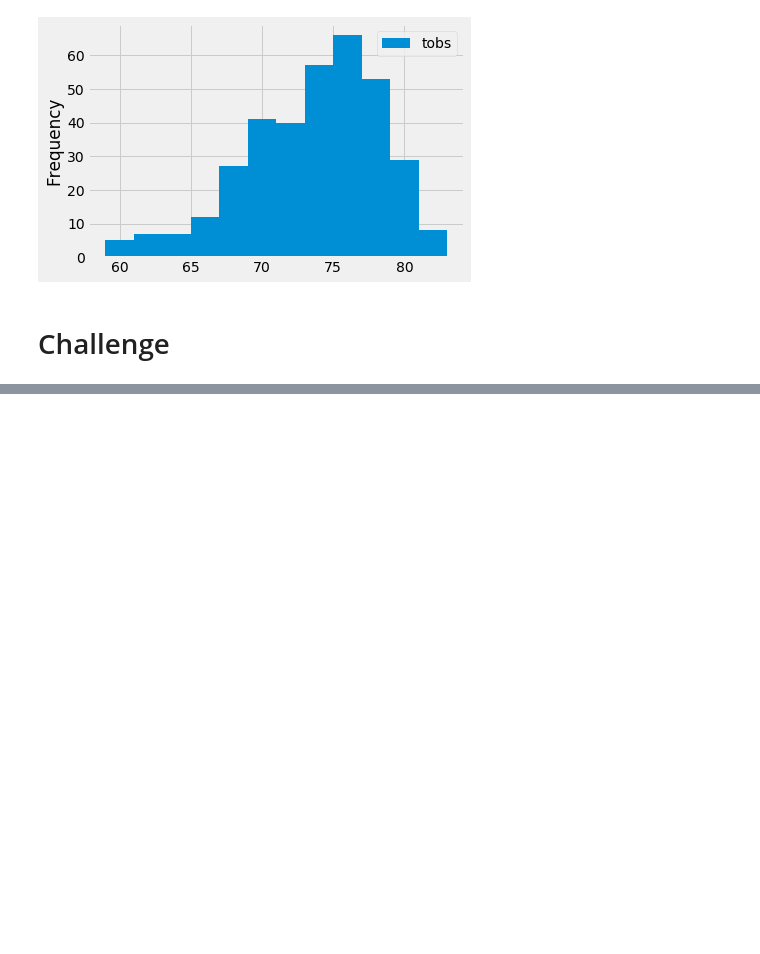
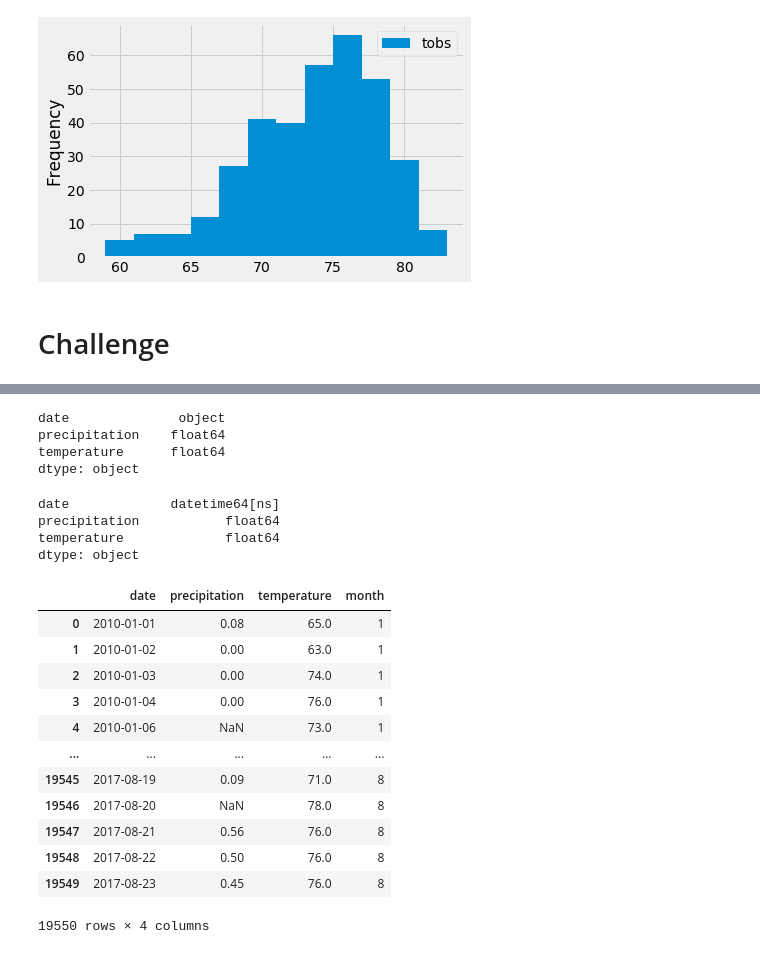
Before and after one commit to freddilly/surfs_up, a Jupyter notebook: climate_analysis.ipynb, the cells around one changed output, grey strips where cells are left out. Saved outputs shown, nothing was run; the diff lists cells and outputs as text; code cells hidden in the pictures; blank space fills up the shorter version.

```diff
--- a/climate_analysis.ipynb
+++ b/climate_analysis.ipynb
@@ -118,3 +118,8 @@ plt.tight_layout
 # and return the minimum, average, and maximum temperatures for that range of dates
 # %% [markdown]
 # Challenge
+# %%
+#Design a query to return all measurements from all weather stations for all dates
+results = []
+results = session.query(Measurement.date, Measurement.prcp, Measurement.tobs)
+df = pd.DataFrame(results, columns=['date','precipitation','temperature'])
@@ -120,0 +136,39 @@ plt.tight_layout
+# %%
+#Look at the data types (this is important for filtering!)
+df.dtypes
+# %% [output]
+date              object
+precipitation    float64
+temperature      float64
+dtype: object
+# %%
+#Convert the 'date' column to datetime format
+df['date'] = pd.to_datetime(df['date'], format='%Y-%m-%d')
+# %%
+#Make sure the data type change was successful
+df.dtypes
+# %% [output]
+date             datetime64[ns]
+precipitation           float64
+temperature             float64
+dtype: object
+# %%
+#Extract the month value from the date column
+df['month'] = pd.DatetimeIndex(df['date']).month
+# %%
+#Make sure the number value for the month is now in its own separate column
+df
+# %% [output]
+|  | date | precipitation | temperature | month |
+| 0 | 2010-01-01 | 0.08 | 65.0 | 1 |
+| 1 | 2010-01-02 | 0.00 | 63.0 | 1 |
+| 2 | 2010-01-03 | 0.00 | 74.0 | 1 |
+| 3 | 2010-01-04 | 0.00 | 76.0 | 1 |
+| 4 | 2010-01-06 | NaN | 73.0 | 1 |
+| ... | ... | ... | ... | ... |
+| 19545 | 2017-08-19 | 0.09 | 71.0 | 8 |
+| 19546 | 2017-08-20 | NaN | 78.0 | 8 |
+| 19547 | 2017-08-21 | 0.56 | 76.0 | 8 |
+| 19548 | 2017-08-22 | 0.50 | 76.0 | 8 |
+| 19549 | 2017-08-23 | 0.45 | 76.0 | 8 |
+19550 rows × 4 columns
```
Also changed, not shown: parts of 15 cells of this notebook.
